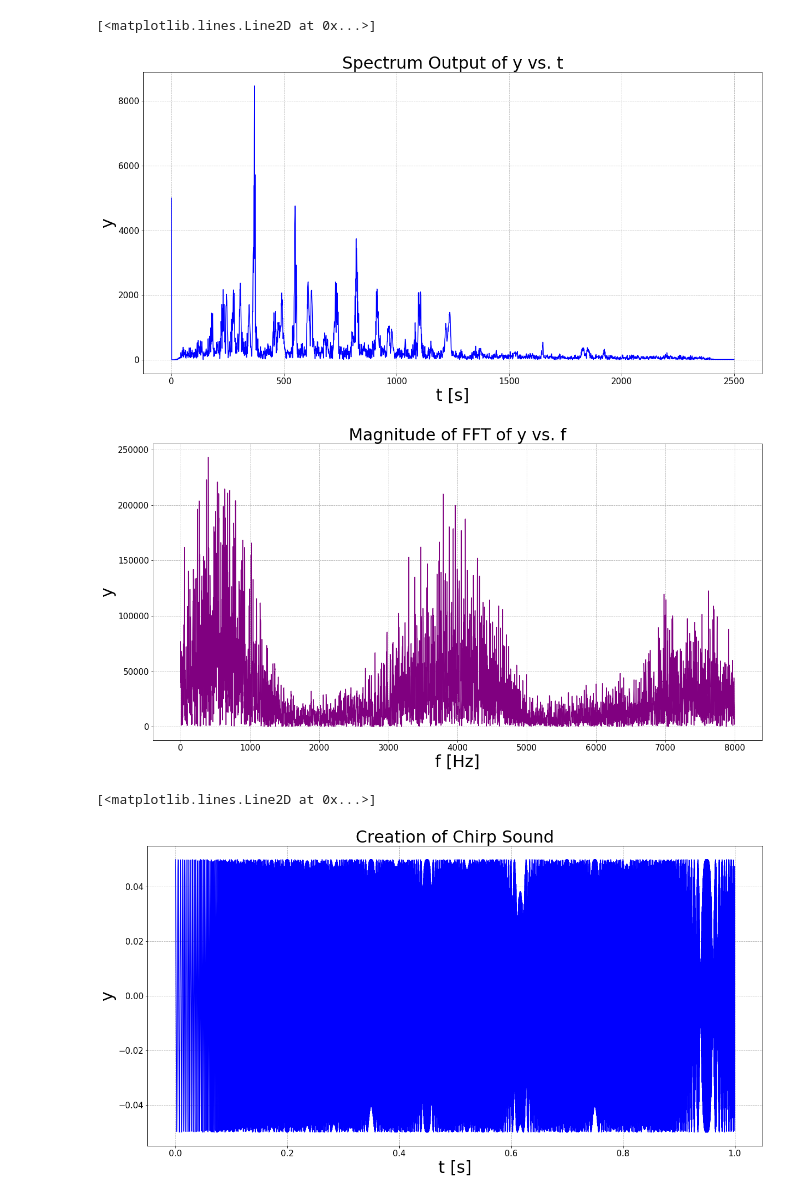
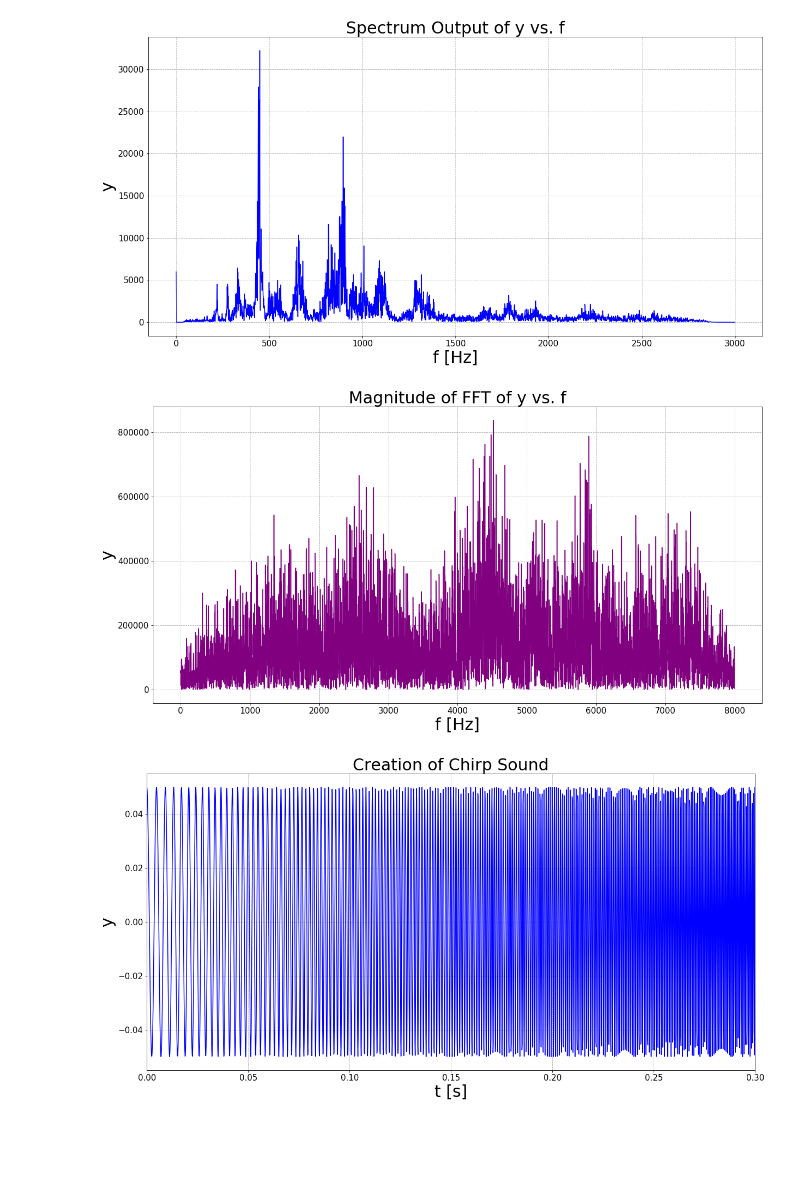
Before and after one commit to paolo-torres/Jupyter-Notebook, a Jupyter notebook: Fourier.ipynb, the cells around one changed output. Saved outputs shown, nothing was run; the diff lists cells and outputs as text; code cells hidden in the pictures; blank space fills up the shorter version.

```diff
--- a/Fourier.ipynb
+++ b/Fourier.ipynb
@@ -62,26 +69,30 @@ from scipy.io import wavfile as wav
 # Command to plot the figures inline in Jupyter environment
 %matplotlib inline
 
+# Read in the given sound file
 rate, data = wav.read('Downloads/soundfile_8k.wav')
 
 # Source: https://stackoverflow.com/questions/23377665/python-scipy-fft-wav-files
 a = data.T[0]
 b=[(ele/2**8.)*2-1 for ele in a]
-snippet = b[21000:26000]
+snippet = b[85000:91000]
 c = np.fft.fft(snippet)
 d = int(len(c)/2)
+
+# Plot spectrum plot of sound file
 plt.figure(figsize=(20,10))
-plt.title("Spectrum Output of y vs. t", fontsize=30)
-plt.xlabel('t [s]', fontsize=30)
+plt.title("Spectrum Output of y vs. f", fontsize=30)
+plt.xlabel('f [Hz]', fontsize=30)
 plt.ylabel("y", fontsize=30)
 plt.xticks(fontsize=15)
 plt.yticks(fontsize=15)
 plt.grid(linestyle='dashed')
 plt.plot(abs(c[:(d-1)]), color='blue')
 
+# This part of the file most closely resembles the vowel sound "hood" (before listening)
 data = np.fft.fft(c)
 mag = np.absolute(data)
-f = np.arange(0, 8000, 8000/(len(data)))
+f = np.arange(0, 8000-2, 8000/(len(data)+1))
 plt.figure(figsize=(20,10))
 plt.title("Magnitude of FFT of y vs. f", fontsize=30)
 plt.xlabel('f [Hz]', fontsize=30)
@@ -91,38 +102,45 @@ plt.yticks(fontsize=15)
 plt.grid(linestyle='dashed')
 plt.plot(f, mag, color='purple')
 
-# This part of the file most closely resembles the vowel sound "who'd"
+# This part of the file most closely resembles the vowel sound "a" (after listening)
+wav.write('Downloads/vowel.wav', 8000, np.int16(snippet/np.max(snippet)*32767))
 # %% [output]
-[<matplotlib.lines.Line2D at 0x...>]
-[figure, old version]
+[figure, new version]
-[figure, old version]
+[figure, new version]
 # %%
 # D. Creation of Chirp Sound
 
 # Import the required modules
 import matplotlib.pyplot as plt
 import numpy as np
+from scipy.io import wavfile as wav
 
 # Command to plot the figures inline in Jupyter environment
 %matplotlib inline
 
+# Create time variable and y array
 t = np.arange(0, 1, 1/8000)
 y = []
 
+# Calculate chirp sound values
 for i in range(len(t)):
     time = t[i]
     freq = 200+(2000*time)
     value = (1/20)*np.cos(2*np.pi*freq*time)
     y.append(value)
 
+# Plot chirp sound and cut x-axis to 0.30 to highlight increasing frequency
 plt.figure(figsize=(20,10))
 plt.title("Creation of Chirp Sound", fontsize=30)
+plt.xlim(0, 0.3)
 plt.xlabel('t [s]', fontsize=30)
 plt.ylabel("y", fontsize=30)
 plt.xticks(fontsize=15)
 plt.yticks(fontsize=15)
 plt.grid(linestyle='dashed')
 plt.plot(t, y, color='blue')
+
+# Create sound file exhibiting increasing frequency
+wav.write('Downloads/chirp.wav', 8000, np.int16(y/np.max(y)*32767))
 # %% [output]
-[<matplotlib.lines.Line2D at 0x...>]
-[figure, old version]
+[figure, new version]
```
Also changed, not shown: parts of 3 cells of this notebook, 4 other files.
